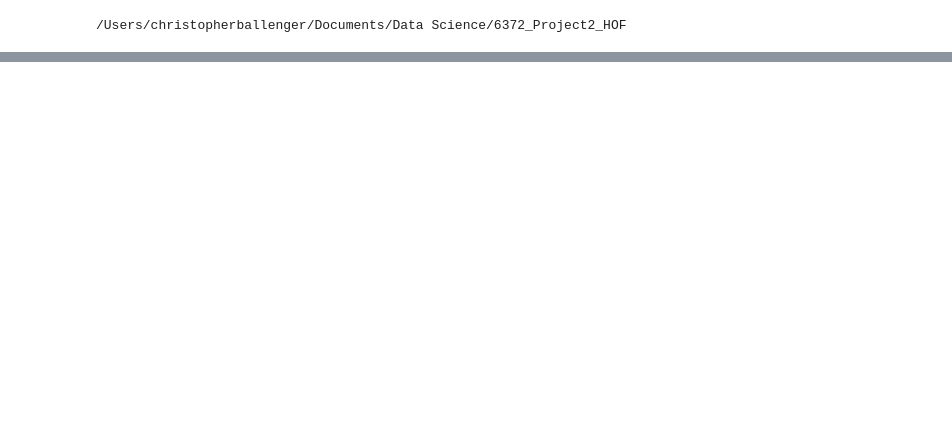
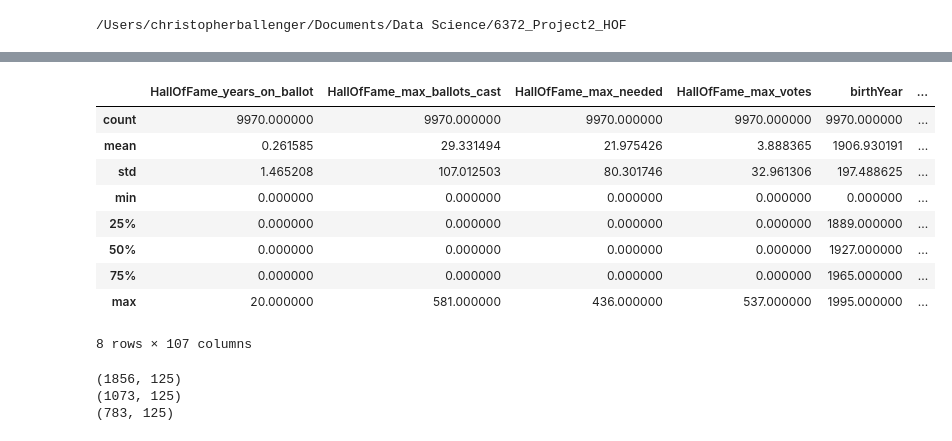
Before and after one commit to toadies/6372_Project2_HOF, a Jupyter notebook: Project2.ipynb, the cells around one changed output, grey strips where cells are left out. Saved outputs shown, nothing was run; the diff lists cells and outputs as text; code cells hidden in the pictures; blank space fills up the shorter version.

Commit message:
training and test set created

```diff
--- a/Project2.ipynb
+++ b/Project2.ipynb
@@ -86,0 +98,66 @@ None
+# %%
+# Get Years
+Batters['finalYear'] = pd.to_datetime(Batters.finalGame).dt.year
+Batters['debutYear'] = pd.to_datetime(Batters.debut).dt.year
+# %%
+# Batting Stats
+Batters['Batting_1B'] = Batters.Batting_H - Batters.Batting_2B - Batters.Batting_3B - Batters.Batting_HR
+Batters['Batting_Average'] = Batters['Batting_H'] / Batters['Batting_AB']
+Batters['Slugging'] = (1*Batters['Batting_1B'] + 2*Batters['Batting_2B'] + + 3*Batters['Batting_3B'] + 4*Batters['Batting_HR']) /  Batters['Batting_AB']
+Batters['OPS'] = (Batters['Batting_H'] + Batters['Batting_BB'] + Batters['Batting_HBP']) / (Batters['Batting_AB'] + Batters['Batting_BB'] + Batters['Batting_HBP'] + Batters['Batting_SF'])
+# Batters['OPSPlus'] - Can't Do because we need league OPS each year and Park factors Blah
+Batters['ISO'] = Batters['Slugging'] - Batters['Batting_Average']
+Batters['wOBA'] = (
+    0.69*(Batters['Batting_BB']-Batters['Batting_IBB'])+
+    0.722*Batters['Batting_HBP']+
+    0.0888*Batters['Batting_1B']+
+    1.271*Batters['Batting_2B']+
+    1.616*Batters['Batting_3B']+
+    2.101*Batters['Batting_HR']
+)/(
+    Batters['Batting_AB']+
+    Batters['Batting_BB']-
+    Batters['Batting_IBB']+
+    Batters['Batting_SF']+
+    Batters['Batting_HBP']
+)
+
+# Combine All Star Awards
+Batters['TotalAllStarAwards'] = Batters.Awards_BaseballMagazineAllStar + Batters.Awards_TSNAllStar
+
+Batters.describe()
+# %% [output]
+|  | HallOfFame_years_on_ballot | HallOfFame_max_ballots_cast | HallOfFame_max_needed | HallOfFame_max_votes | birthYear | ... |
+| count | 9970.000000 | 9970.000000 | 9970.000000 | 9970.000000 | 9970.000000 | ... |
+| mean | 0.261585 | 29.331494 | 21.975426 | 3.888365 | 1906.930191 | ... |
+| std | 1.465208 | 107.012503 | 80.301746 | 32.961306 | 197.488625 | ... |
+| min | 0.000000 | 0.000000 | 0.000000 | 0.000000 | 0.000000 | ... |
+| 25% | 0.000000 | 0.000000 | 0.000000 | 0.000000 | 1889.000000 | ... |
+| 50% | 0.000000 | 0.000000 | 0.000000 | 0.000000 | 1927.000000 | ... |
+| 75% | 0.000000 | 0.000000 | 0.000000 | 0.000000 | 1965.000000 | ... |
+| max | 20.000000 | 581.000000 | 436.000000 | 537.000000 | 1995.000000 | ... |
+8 rows × 107 columns
+# %%
+# Batters = Batters.drop(Batters[Batters.Batting_AB==0].index)
+
+# Include only players with 10 years of baseball
+result = Batters.drop(Batters[Batters.Batting_total_seasons<10].index)
+
+#Include players whose last game was 5 years ago
+result = result.drop(result[result.finalYear > 2011].index)
+result.reset_index(drop=True)
+print( result.shape )
+
+n = result.shape[0]
+
+msk = np.random.rand(len(result)) < 0.6
+
+train = result[msk]
+test = result[~msk]
+
+print( train.shape )
+print( test.shape )
+# %% [output]
+(1856, 125)
+(1073, 125)
+(783, 125)
```
Also changed, not shown: parts of 7 cells of this notebook.
